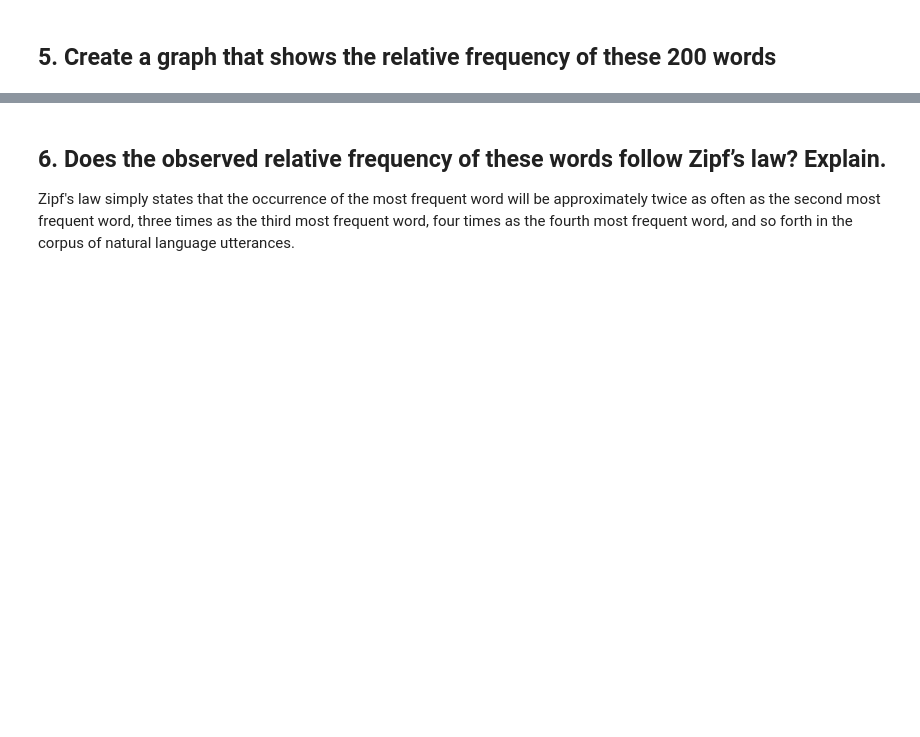
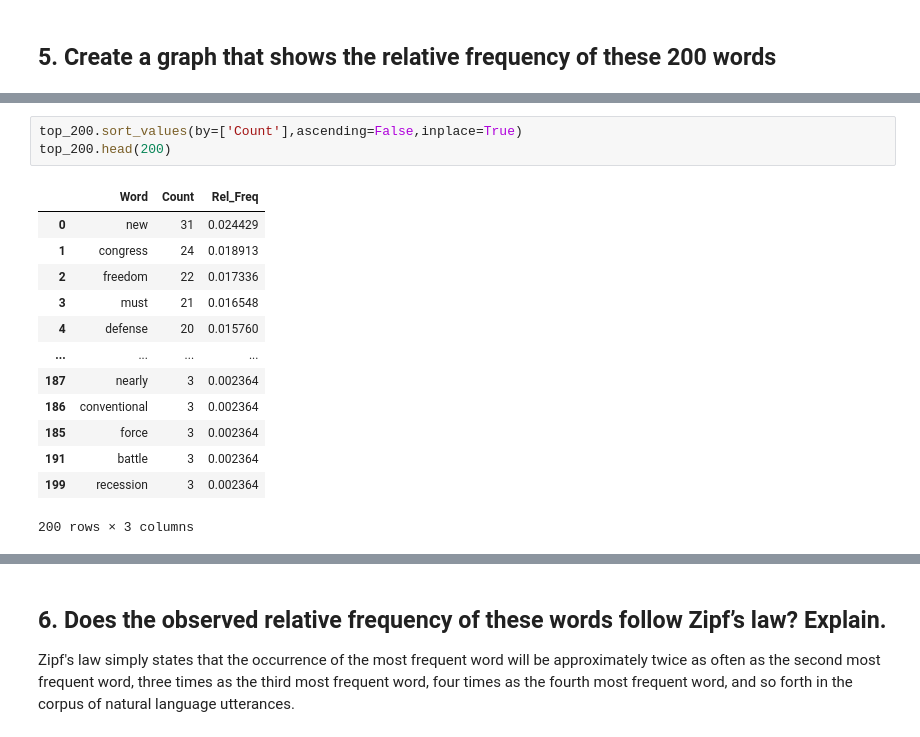
Before and after one commit to PriyaShaji/Data620-1, a Jupyter notebook: Week 4 - Part 2 Assignment/Assignment - High Frequency Words.ipynb, the cells around one changed output, grey strips where cells are left out. Drawn from its saved outputs; the diff is of its cells as text; blank space fills up the shorter version.

```diff
--- a/Week 4 - Part 2 Assignment/Assignment - High Frequency Words.ipynb
+++ b/Week 4 - Part 2 Assignment/Assignment - High Frequency Words.ipynb
@@ -190,0 +217,17 @@ y = [freq for (word,freq) in zipf_data]
+# %%
+top_200.sort_values(by=['Count'],ascending=False,inplace=True)
+top_200.head(200)
+# %% [output]
+|  | Word | Count | Rel_Freq |
+| 0 | new | 31 | 0.024429 |
+| 1 | congress | 24 | 0.018913 |
+| 2 | freedom | 22 | 0.017336 |
+| 3 | must | 21 | 0.016548 |
+| 4 | defense | 20 | 0.015760 |
+| ... | ... | ... | ... |
+| 187 | nearly | 3 | 0.002364 |
+| 186 | conventional | 3 | 0.002364 |
+| 185 | force | 3 | 0.002364 |
+| 191 | battle | 3 | 0.002364 |
+| 199 | recession | 3 | 0.002364 |
+200 rows × 3 columns
```
Also changed, not shown: parts of 6 cells of this notebook.
